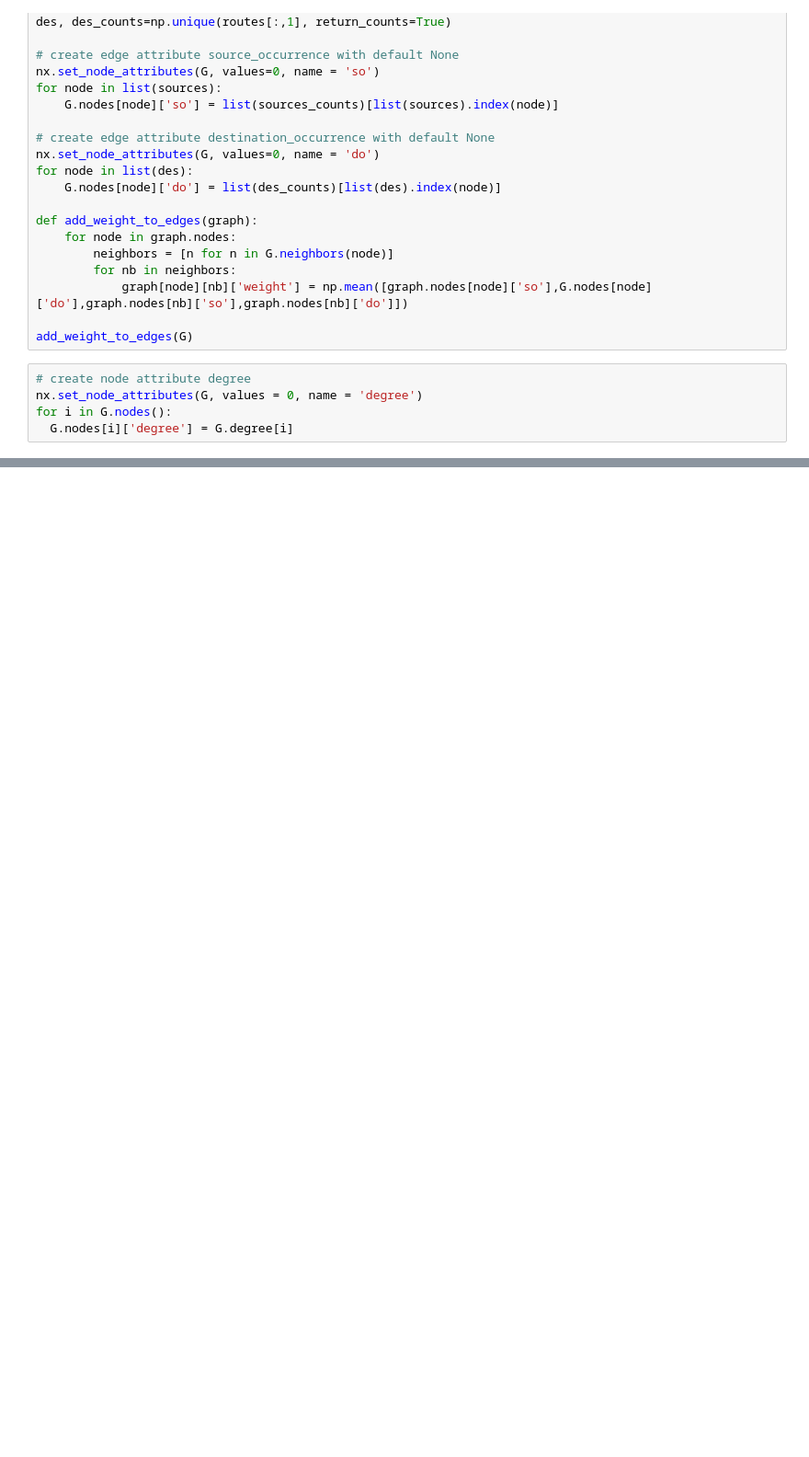
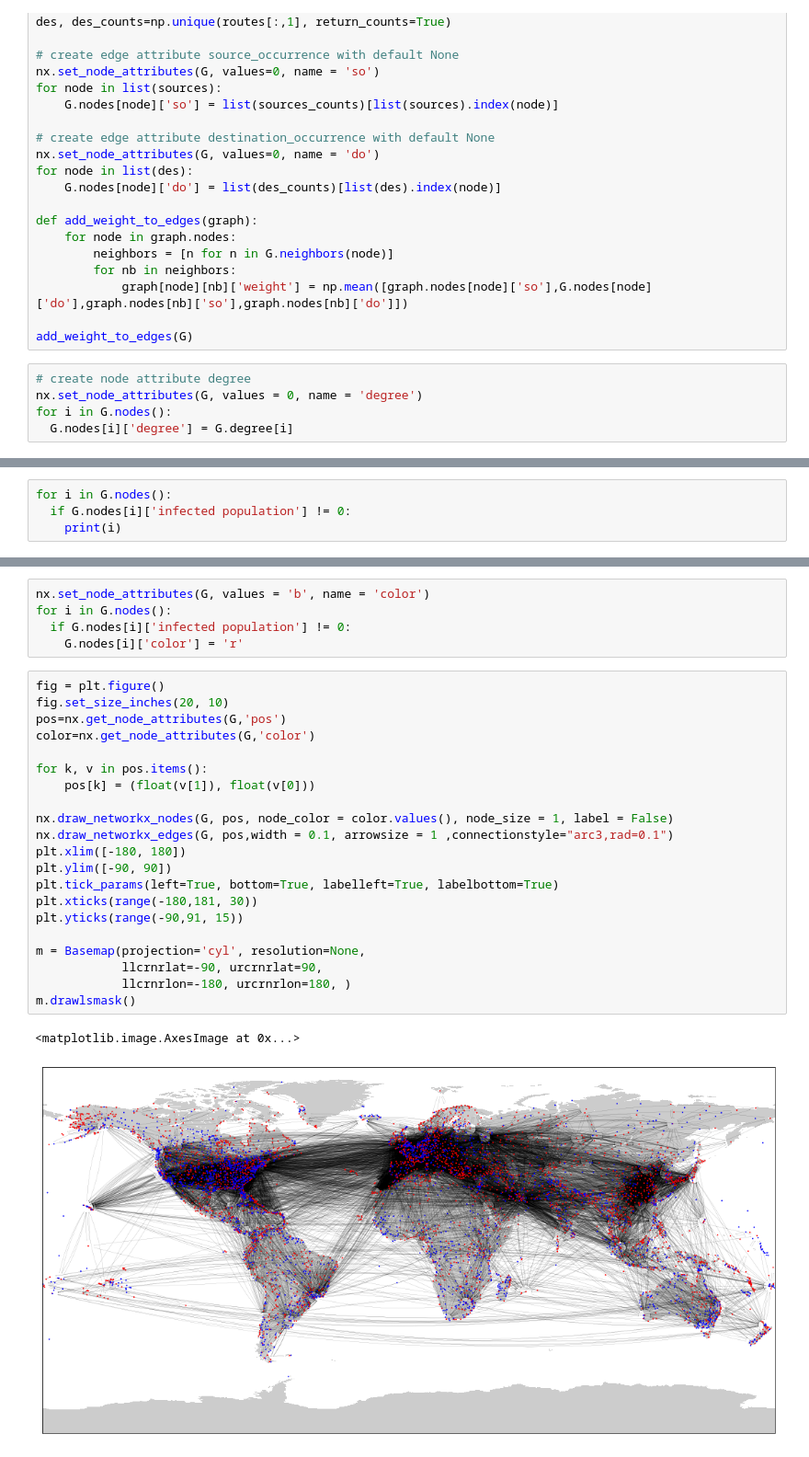
Before and after one commit to ceciliazhh/Final-project-NS, a Jupyter notebook: final_project_network_setup_Tumen.ipynb, the cells around one changed output, grey strips where cells are left out. Shown at 92% size. Drawn from its saved outputs; the diff is of its cells as text; blank space fills up the shorter version.

```diff
--- a/final_project_network_setup_Tumen.ipynb
+++ b/final_project_network_setup_Tumen.ipynb
@@ -154,0 +190,4 @@ for i in G.nodes():
+# %%
+for i in G.nodes():
+  if G.nodes[i]['infected population'] != 0:
+    print(i)
@@ -154,0 +212,29 @@ for i in G.nodes():
+# %%
+nx.set_node_attributes(G, values = 'b', name = 'color')
+for i in G.nodes():
+  if G.nodes[i]['infected population'] != 0:
+    G.nodes[i]['color'] = 'r'
+# %%
+fig = plt.figure()
+fig.set_size_inches(20, 10)
+pos=nx.get_node_attributes(G,'pos')
+color=nx.get_node_attributes(G,'color')
+
+for k, v in pos.items():
+    pos[k] = (float(v[1]), float(v[0]))
+
+nx.draw_networkx_nodes(G, pos, node_color = color.values(), node_size = 1, label = False)
+nx.draw_networkx_edges(G, pos,width = 0.1, arrowsize = 1 ,connectionstyle="arc3,rad=0.1")
+plt.xlim([-180, 180])
+plt.ylim([-90, 90])
+plt.tick_params(left=True, bottom=True, labelleft=True, labelbottom=True)
+plt.xticks(range(-180,181, 30))
+plt.yticks(range(-90,91, 15))
+
+m = Basemap(projection='cyl', resolution=None,
+            llcrnrlat=-90, urcrnrlat=90,
+            llcrnrlon=-180, urcrnrlon=180, )
+m.drawlsmask()
+# %% [output]
+<matplotlib.image.AxesImage at 0x...>
+[figure, added]
```
Also changed, not shown: parts of 7 cells of this notebook.
